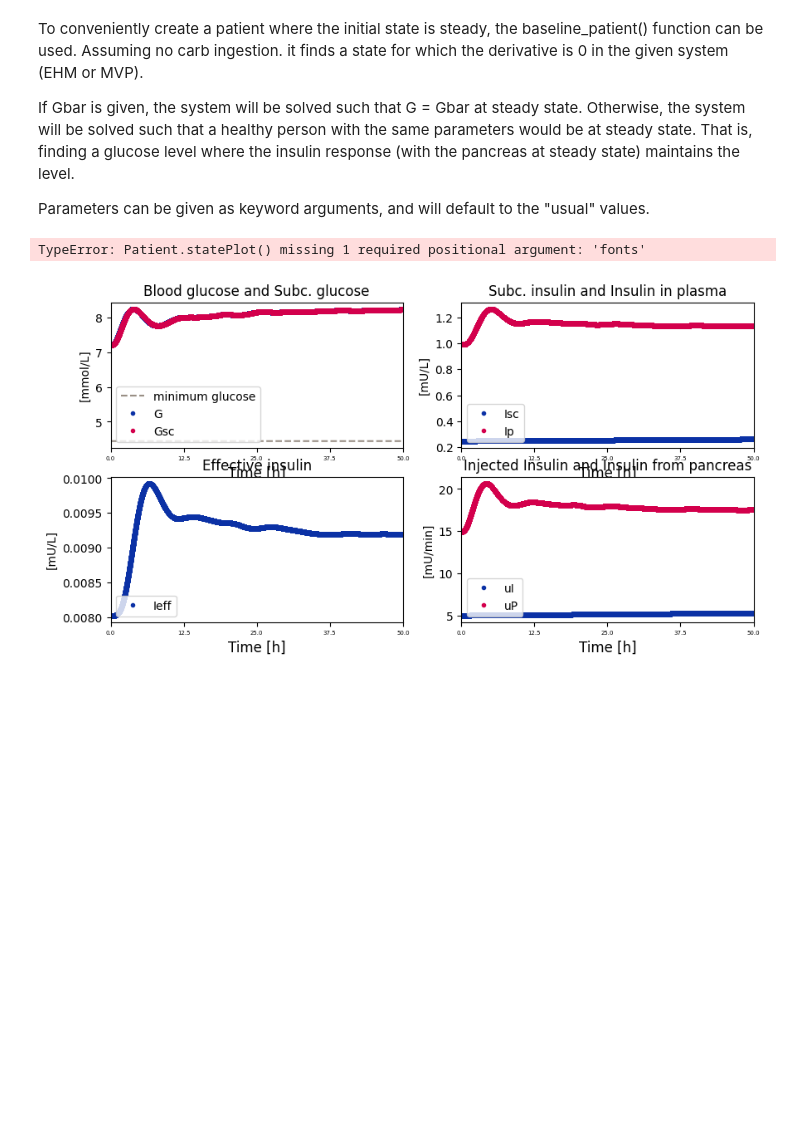
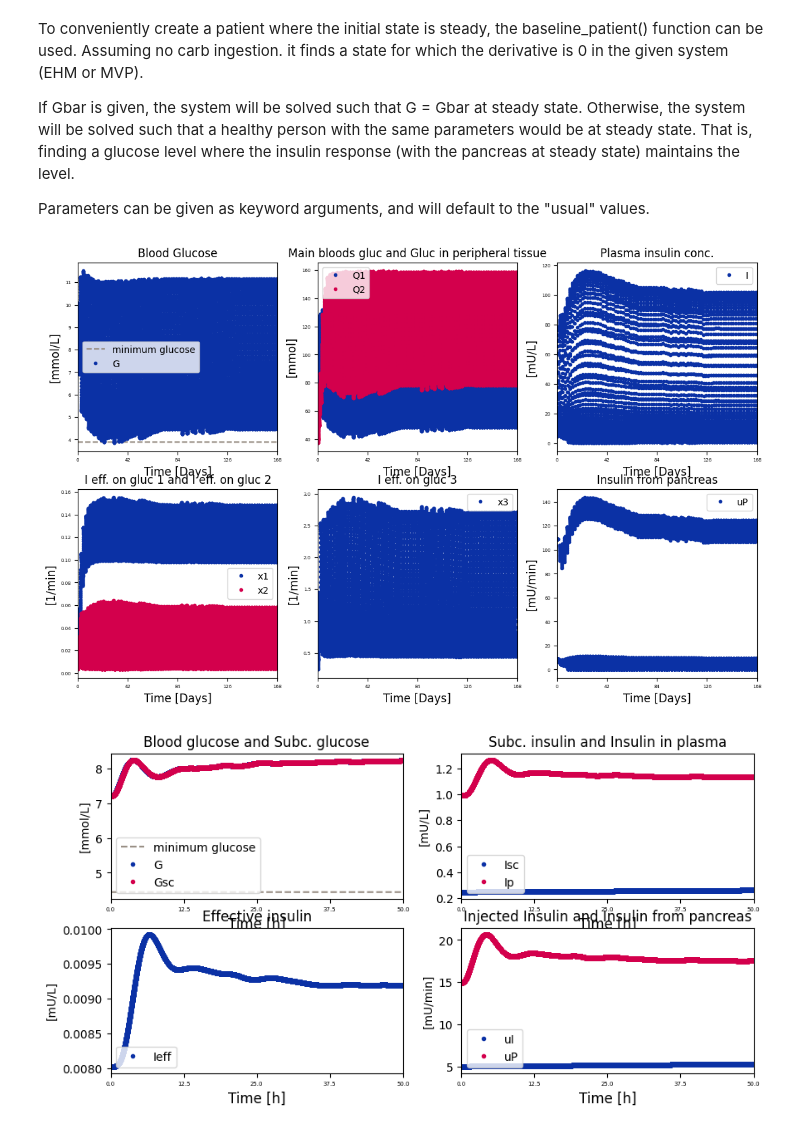
Before and after one commit to char056a/FagprojektRepo, a Jupyter notebook: MVPmodelExample.ipynb, the cells around one changed output. Cells and saved outputs as stored; diff of their text form; code cells hidden in the pictures; blank space fills up the shorter version.

```diff
--- a/MVPmodelExample.ipynb
+++ b/MVPmodelExample.ipynb
@@ -346,12 +379,13 @@ Parameters can be given as keyword arguments, and will default to the "usual" va
 # %%
 from diabetessims import *
 p = baseline_patient(0, model="HM", pancreas_n = 10)
+p.pancreasObj.W = 4
 d = 7
 ds = np.random.rand(1440*d) * 0.01 + 1
 info = p.simulate(ds = ds)
-p.statePlot(info, (2,3), (13, 8), [["G"],["Q1", "Q2"], ["I"], ["x1", "x2"], ["x3"], ["uP"]])
+p.statePlot(info, (2,3), (13, 8), [["G"],["Q1", "Q2"], ["I"], ["x1", "x2"], ["x3"], ["uP"]], 12)
 # %% [output]
-TypeError: Patient.statePlot() missing 1 required positional argument: 'fonts'
+[figure, added]
 # %%
 n = 30000
 ds = ReLU(np.random.rand(n) * 0.01)
```
Also changed, not shown: parts of 4 cells of this notebook, 8 other files.
